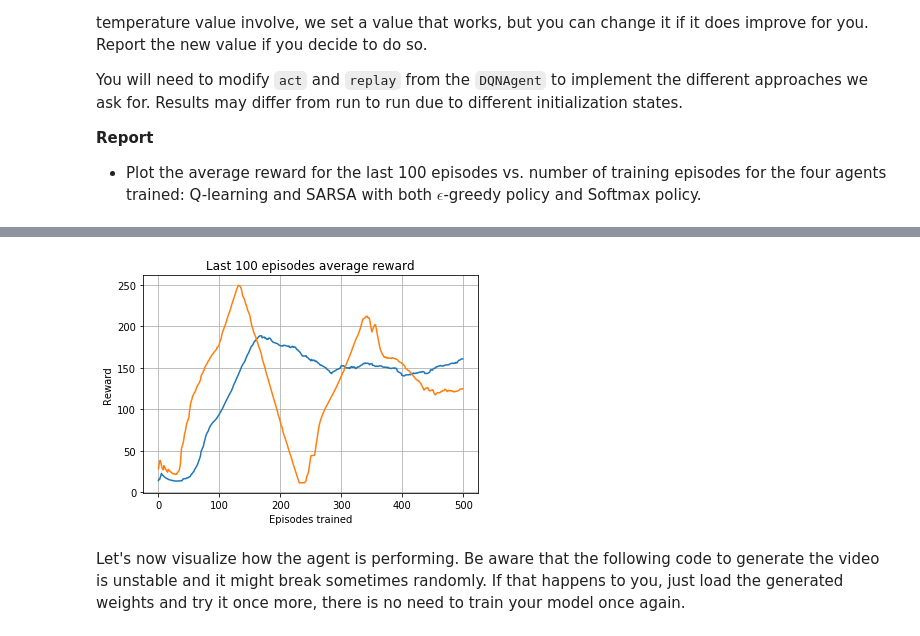
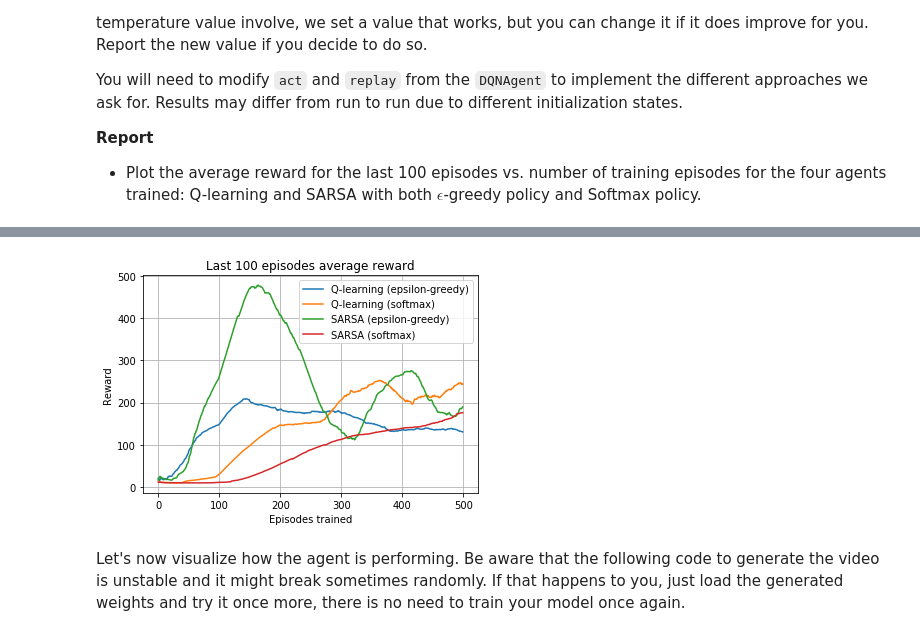
Before and after one commit to alexander3605/deep-learning-course, a Jupyter notebook: 2020_09_RL.ipynb, the cells around one changed output, grey strips where cells are left out. Saved outputs shown, nothing was run; the diff lists cells and outputs as text; code cells hidden in the pictures.

```diff
--- a/2020_09_RL.ipynb
+++ b/2020_09_RL.ipynb
@@ -654,6 +752,6 @@ Using TensorFlow backend.
 # %%
-# EPISODES = 500
-EPISODES = 100 # DEBUG
+EPISODES = 500
+# EPISODES = 10 # DEBUG
 VERBOSE = False
 
 env = gym.make('CartPole-v1')
@@ -664,9 +762,14 @@ batch_size = 32
 rewards_plot = []
 
 agents = [DQNAgent(state_size, action_size, policy="epsilon-greedy"),
-          DQNAgent(state_size, action_size, policy="softmax")]
+          DQNAgent(state_size, action_size, policy="softmax"),
+          SARSAAgent(state_size, action_size, policy="epsilon-greedy"),
+          SARSAAgent(state_size, action_size, policy="softmax")]
 
-names = []
+names = ["Q-learning (epsilon-greedy)",
+         "Q-learning (softmax)",
+         "SARSA (epsilon-greedy)",
+         "SARSA (softmax)"]
 
 for agent in agents:
     rewards = []
@@ -680,7 +783,11 @@ for agent in agents:
         next_state, reward, done, _ = env.step(action)
         total_reward += reward
         next_state = np.reshape(next_state, [1, state_size])
-        agent.remember(state, action, reward, next_state, done)
+        if type(agent) == DQNAgent:
+            agent.remember(state, action, reward, next_state, done)
+        else:
+            next_action = agent.act(next_state)
+            agent.remember(state, action, reward, next_state, next_action, done)
         state = next_state
         if done:
             break
@@ -697,3 +804,5 @@ for agent in agents:
                   .format(e+1, EPISODES, total_reward, agent.epsilon, episode_reward_avg))
 
     rewards_plot.append(rewards)
+
+results = {"names":names,"rewards_plot":rewards_plot}
@@ -700,15 +811,21 @@ for agent in agents:
+# %%
+picklefile = "checkpoints_09/results4"
+
+save_status(results, picklefile)
+
+results = load_status(picklefile)
 # %%
-
 plt.figure()
-for rewards in rewards_plot:
-    plt.plot(rewards)
+for idx, rewards in enumerate(results["rewards_plot"]):
+    plt.plot(rewards, label=results["names"][idx])
 plt.grid()
+plt.legend()
 plt.title("Last 100 episodes average reward")
 plt.xlabel("Episodes trained")
 plt.ylabel("Reward")
 plt.show()
 # %% [output]
-[figure, old version]
+[figure, new version]
 # %%
 agent.save('weights.h5')
 # %%
```
Also changed, not shown: parts of 5 cells of this notebook, 3 other files.
